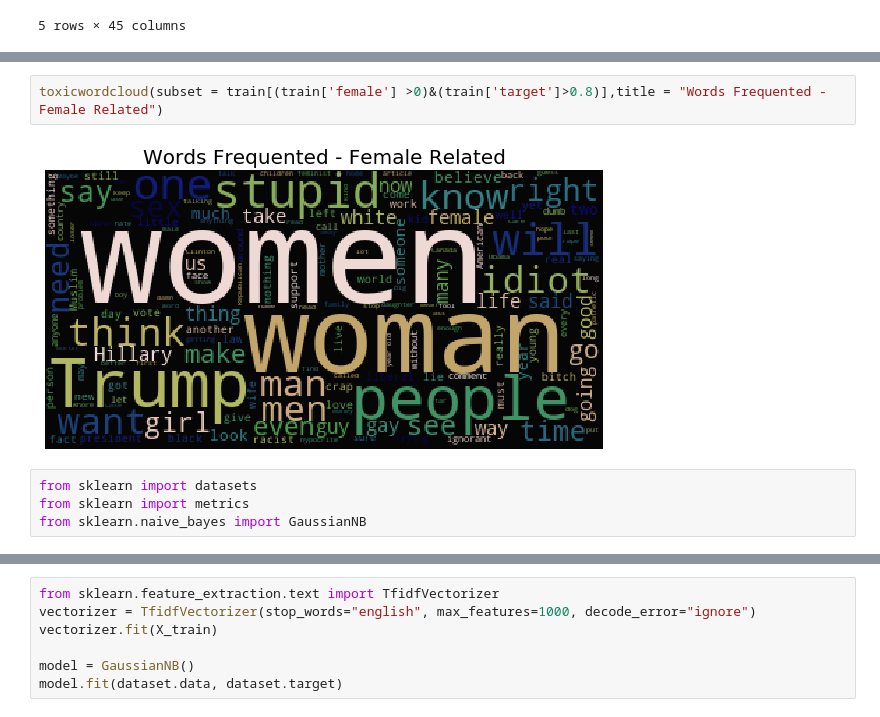
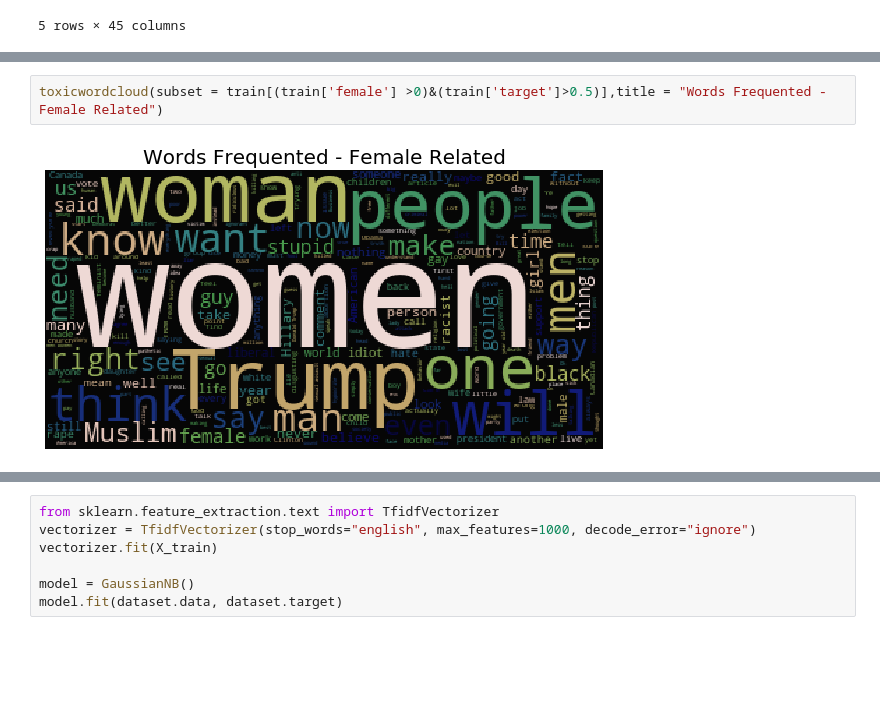
Before and after one commit to KathleenYWang/Language_Models_For_Toxicity_Classification, a Jupyter notebook: WordCloud.ipynb, the cells around one changed output, grey strips where cells are left out. Saved outputs shown, nothing was run; the diff lists cells and outputs as text; blank space fills up the shorter version.

```diff
--- a/WordCloud.ipynb
+++ b/WordCloud.ipynb
@@ -104,8 +95,4 @@ toxicity_annotator_count
 # %%
-toxicwordcloud(subset = train[(train['female'] >0)&(train['target']>0.8)],title = "Words Frequented - Female Related")
+toxicwordcloud(subset = train[(train['female'] >0)&(train['target']>0.5)],title = "Words Frequented - Female Related")
 # %% [output]
-[figure, old version]
+[figure, new version]
-# %%
-from sklearn import datasets
-from sklearn import metrics
-from sklearn.naive_bayes import GaussianNB
```
Also changed, not shown: parts of 15 cells of this notebook, 1 other file.
